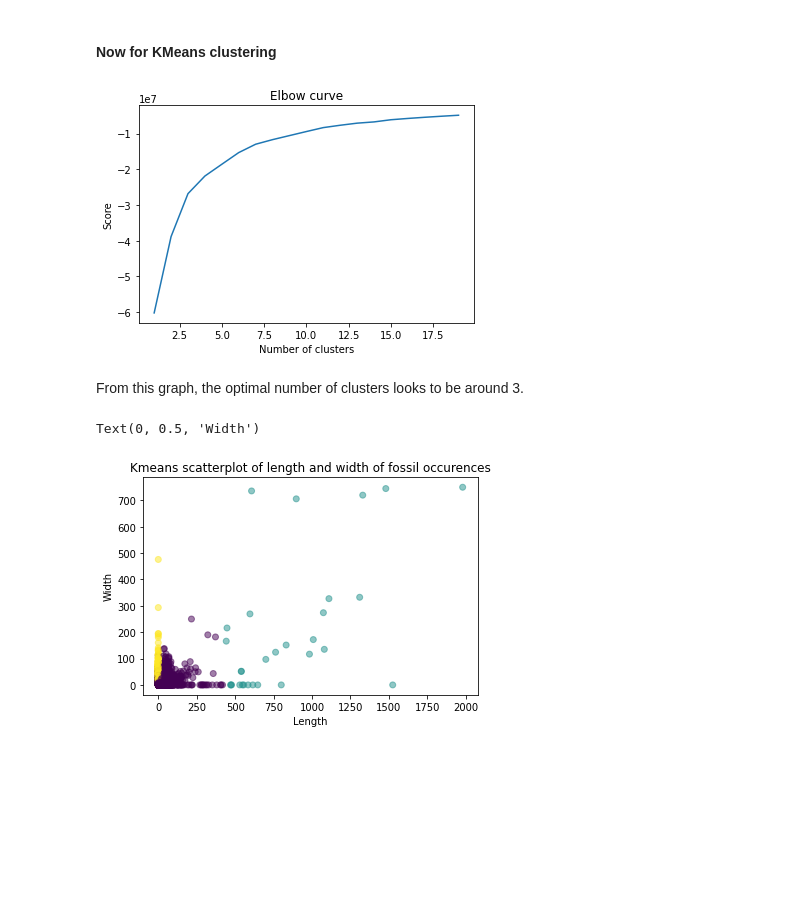
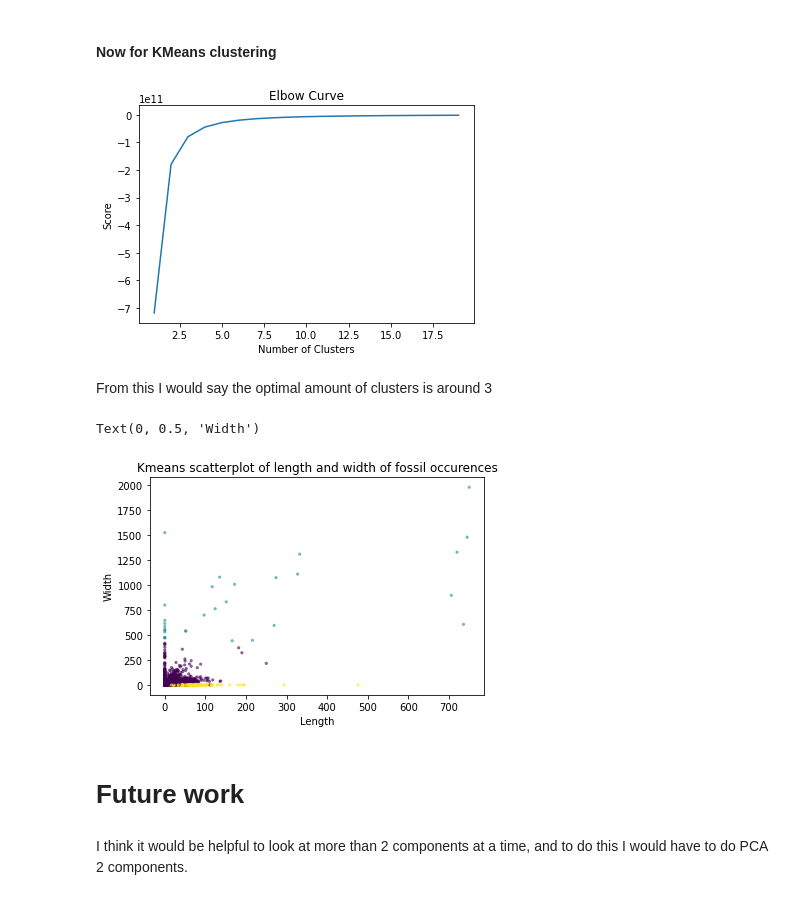
Before and after one commit to loustephjones/Solo-dino-project-DSPT7, a Jupyter notebook: new_start.ipynb, the cells around one changed output. Cells and saved outputs as stored; diff of their text form; code cells hidden in the pictures; blank space fills up the shorter version.

Commit message:
visualisations and kmeans redone

```diff
--- a/new_start.ipynb
+++ b/new_start.ipynb
@@ -276,6 +276,4 @@ They are in the scale insect family - I found one paper which suggested that thi
 ### So next I'm interested in seeing if my dataset can be fit into clusters.
 # %% [markdown]
 Since my dataset is quite large, I'm going to use a logarithmic scale to visualise it in a more compact way.
-# %%
-pivot['cluster'] = kmeans.fit_predict(pivot[['length', 'width', 'circumference', 'diameter', 'diagonal', 'height', 'inflation']])
 # %%
@@ -287,28 +285,34 @@ fig.show()
 From this, we can see that there is a positive correlation between the width and length of fossils. Although, we can see a few outliers on the lower and higher ends.
 # %% [markdown]
 #### Now for KMeans clustering
+# %%
+from sklearn.cluster import KMeans
+pivot = pivot.drop('accepted_name', axis=1)
 # %%
-Nc = range(1,20)
-kmeans = [KMeans(n_clusters = i) for i in Nc]
+Nc = range(1, 20)
+kmeans = [KMeans(n_clusters=i) for i in Nc]
 score = [kmeans[i].fit(pivot).score(pivot) for i in range(len(kmeans))]
 plt.plot(Nc,score)
-plt.xlabel('Number of clusters')
+plt.xlabel('Number of Clusters')
 plt.ylabel('Score')
-plt.title('Elbow curve')
+plt.title('Elbow Curve')
 plt.show()
 # %% [output]
-[figure, old version]
+[figure, new version]
 # %% [markdown]
-From this graph, the optimal number of clusters looks to be around 3.
+From this I would say the optimal amount of clusters is around 3
 # %%
-kmeans = KMeans(n_clusters=3, random_state = 0).fit(pivot)
+kmeans = KMeans(n_clusters=3, random_state=0).fit(pivot)
+pivot['cluster'] = kmeans.fit_predict(pivot[['length', 'width', 'circumference', 'height', 'diagonal', 'diameter', 'inflation']])
-# %%
-pivot = pivot.reset_index()
 # %%
-plt.scatter(pivot.length, pivot.width, c=kmeans.labels_.astype(float), alpha = 0.50)
+plt.scatter(pivot.width, pivot.length, c=pivot.cluster, alpha = 0.50, s = 5)
 plt.title("Kmeans scatterplot of length and width of fossil occurences")
 plt.xlabel('Length')
 plt.ylabel('Width')
 # %% [output]
 Text(0, 0.5, 'Width')
-[figure, old version]
+[figure, new version]
+# %% [markdown]
+# Future work
+# %% [markdown]
+I think it would be helpful to look at more than 2 components at a time, and to do this I would have to do PCA 2 components.
```
Also changed, not shown: parts of 2 cells of this notebook.
